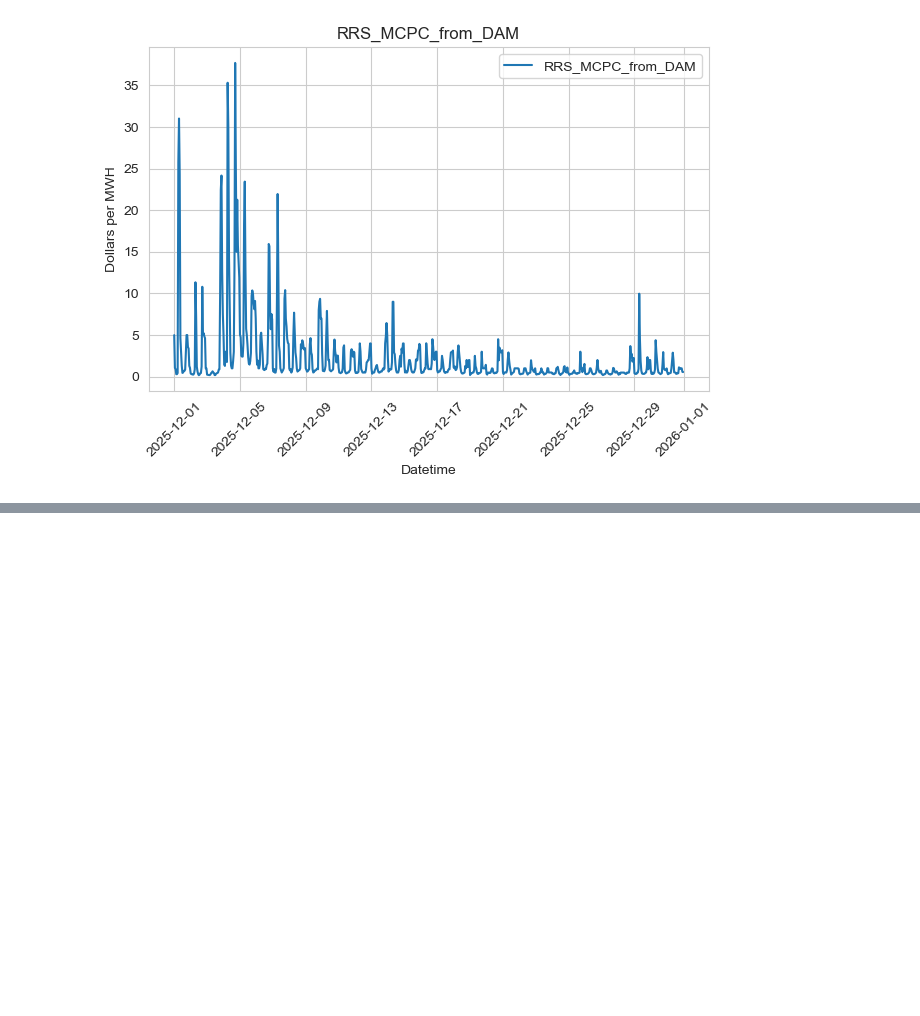
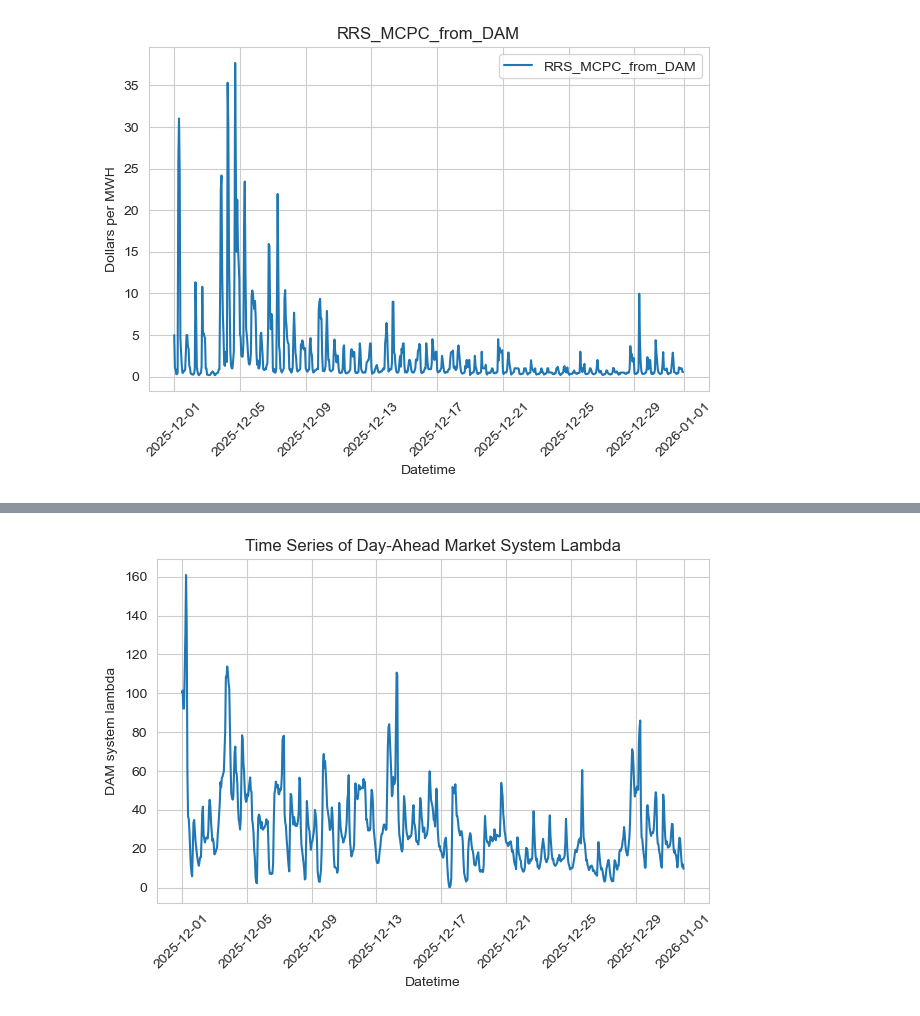
Before and after one commit to Erdos-Projects/spring-2026-electricity-TX, a Jupyter notebook: playing_with_sample_data.ipynb, the cells around one changed output, grey strips where cells are left out. Drawn from its saved outputs; the diff is of its cells as text; code cells hidden in the pictures; blank space fills up the shorter version.

```diff
--- a/playing_with_sample_data.ipynb
+++ b/playing_with_sample_data.ipynb
@@ -392,0 +404,18 @@ plt.show()
+# %%
+DAM_system_lambda = pd.read_csv('data/sample/ercot/NP4-523-CD/2025/12/NP4-523-CD_202512.csv')
+
+DAM_system_lambda['HourEnding'] = DAM_system_lambda['HourEnding'].apply(lambda x: int(str(x).split(':')[0]))
+
+DAM_system_lambda["Datetime"] = (
+    pd.to_datetime(DAM_system_lambda["DeliveryDate"], format="%m/%d/%Y")
+    + pd.to_timedelta(DAM_system_lambda["HourEnding"]-1, unit="h")
+)
+
+DAM_system_lambda["Datetime"] = DAM_system_lambda["Datetime"].apply(lambda x: x - pd.Timedelta(days=1))
+
+to_drop = ['DeliveryDate', 'HourEnding', 'DSTFlag']
+DAM_system_lambda = DAM_system_lambda.drop(columns=to_drop)
+
+DAM_system_lambda = DAM_system_lambda.rename(columns={'SystemLambda' : 'DAM_system_lambda'})
+
+DAM_system_lambda.set_index('Datetime', inplace=True)
@@ -392,0 +432,11 @@ plt.show()
+# %%
+plt.figure()
+plt.plot(DAM_system_lambda.index, DAM_system_lambda["DAM_system_lambda"])
+plt.xlabel("Datetime")
+plt.ylabel("DAM system lambda")
+plt.title("Time Series of Day-Ahead Market System Lambda")
+plt.xticks(rotation=45)
+plt.tight_layout()
+plt.show()
+# %% [output]
+[figure, added]
```
Also changed, not shown: parts of 11 cells of this notebook.
